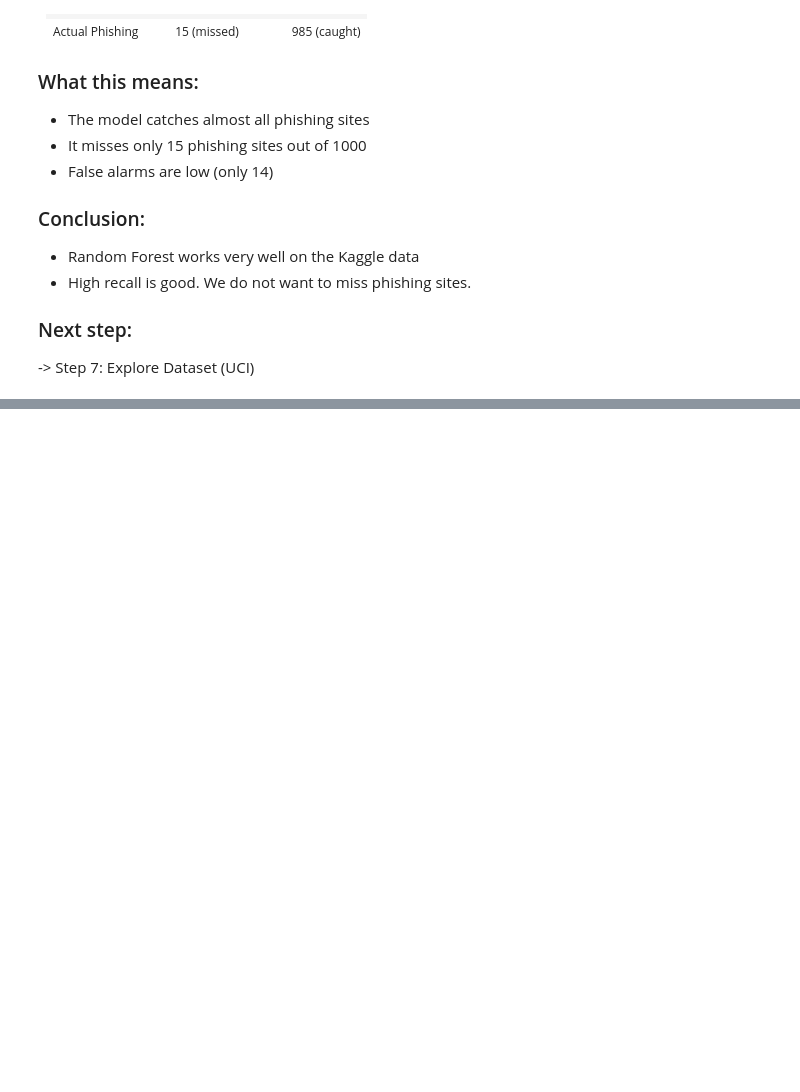
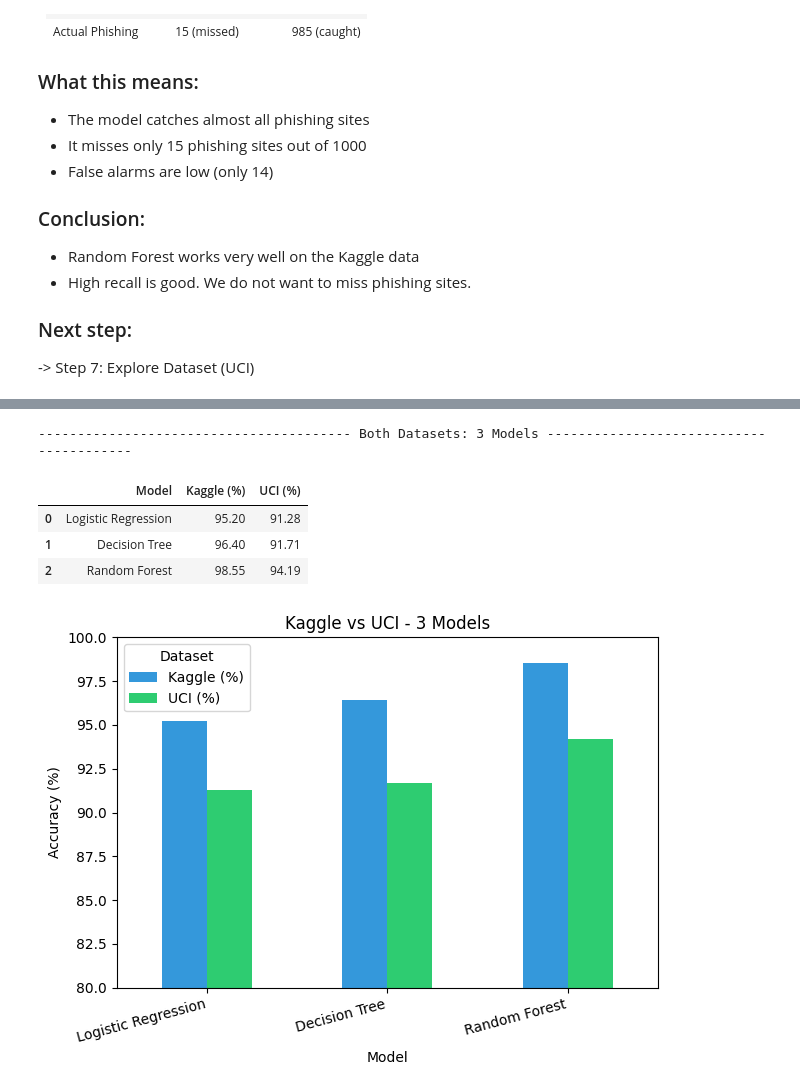
Before and after one commit to zhang-systems/phishing-detection, a Jupyter notebook: phishing.ipynb, the cells around one changed output, grey strips where cells are left out. Drawn from its saved outputs; the diff is of its cells as text; code cells hidden in the pictures; blank space fills up the shorter version.

```diff
--- a/phishing.ipynb
+++ b/phishing.ipynb
@@ -448,0 +879,65 @@ weighted avg       0.99      0.99      0.99      2000
+# %%
+# Step 12: Compare Both Datasets
+# Put Kaggle and UCI side by side. Same 3 models.
+import pandas as pd
+import matplotlib.pyplot as plt
+from sklearn.linear_model import LogisticRegression
+from sklearn.tree import DecisionTreeClassifier
+from sklearn.ensemble import RandomForestClassifier
+from sklearn.model_selection import train_test_split
+from sklearn.metrics import accuracy_score
+
+# Format: numbers show 2 decimals, text stays the same
+def fmt(v):
+    return f"{v:.2f}" if isinstance(v, (int, float)) else v
+
+# Load both clean datasets (so this cell works on its own)
+df_k = pd.read_csv('Phishing_Legitimate_full.csv').drop(columns=['id'])
+X = df_k.drop(columns=['CLASS_LABEL'])
+y = df_k['CLASS_LABEL']
+
+df_u = pd.read_csv('uci_phishing.csv')
+X_uci = df_u.drop(columns=['Result'])
+y_uci = df_u['Result'].map({1: 1, -1: 0})
+
+# Helper: train 3 models, return accuracy for each
+def get_scores(X, y):
+    Xtr, Xte, ytr, yte = train_test_split(X, y, test_size=0.2,
+                                          random_state=42, stratify=y)
+    models = {
+        'Logistic Regression': LogisticRegression(max_iter=5000),
+        'Decision Tree': DecisionTreeClassifier(random_state=42),
+        'Random Forest': RandomForestClassifier(n_estimators=100, random_state=42)
+    }
+    return {name: round(accuracy_score(yte, m.fit(Xtr, ytr).predict(Xte)) * 100, 2)
+            for name, m in models.items()}
+
+kaggle_scores = get_scores(X, y)
+uci_scores = get_scores(X_uci, y_uci)
+
+# Comparison table
+compare = pd.DataFrame({
+    'Model': list(kaggle_scores.keys()),
+    'Kaggle (%)': list(kaggle_scores.values()),
+    'UCI (%)': list(uci_scores.values())
+})
+print("---------------------------------------- Both Datasets: 3 Models ----------------------------------------")
+display(compare.style.format(fmt).set_table_attributes('style="width:600px"'))
+
+# Grouped bar chart
+compare.plot(x='Model', y=['Kaggle (%)', 'UCI (%)'],
+             kind='bar', color=['#3498db', '#2ecc71'])
+plt.ylim(80, 100)
+plt.ylabel('Accuracy (%)')
+plt.title('Kaggle vs UCI - 3 Models')
+plt.xticks(rotation=15, ha='right')
+plt.legend(title='Dataset')
+plt.tight_layout()
+plt.show()
+# %% [output]
+---------------------------------------- Both Datasets: 3 Models ----------------------------------------
+|  | Model | Kaggle (%) | UCI (%) |
+| 0 | Logistic Regression | 95.20 | 91.28 |
+| 1 | Decision Tree | 96.40 | 91.71 |
+| 2 | Random Forest | 98.55 | 94.19 |
+[figure, added]
```
Also changed, not shown: parts of 11 cells of this notebook, 2 other files.
